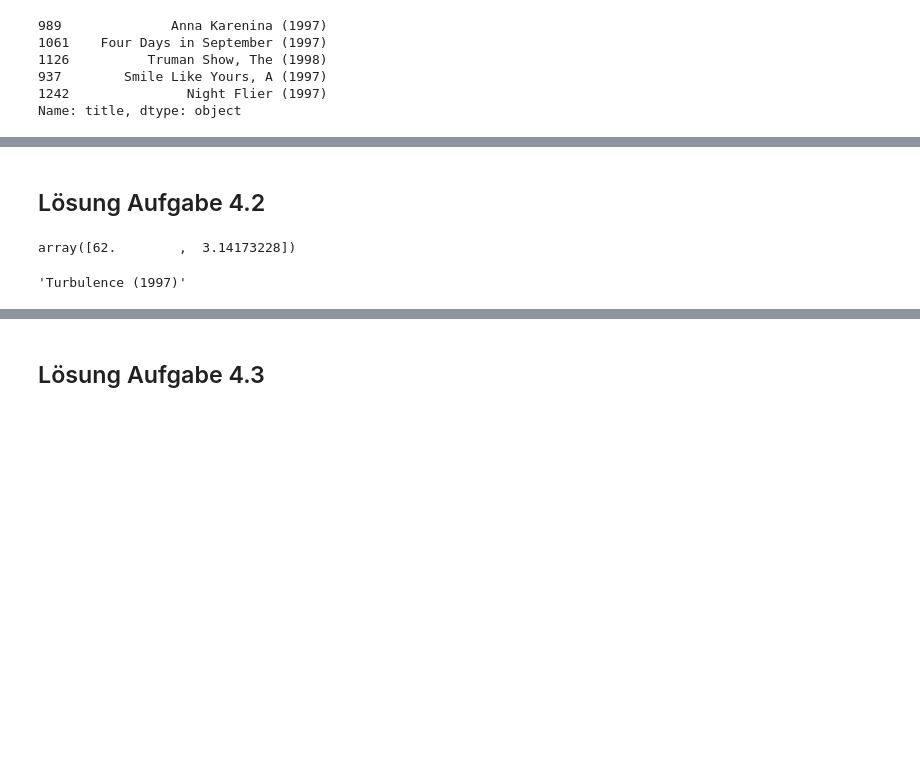
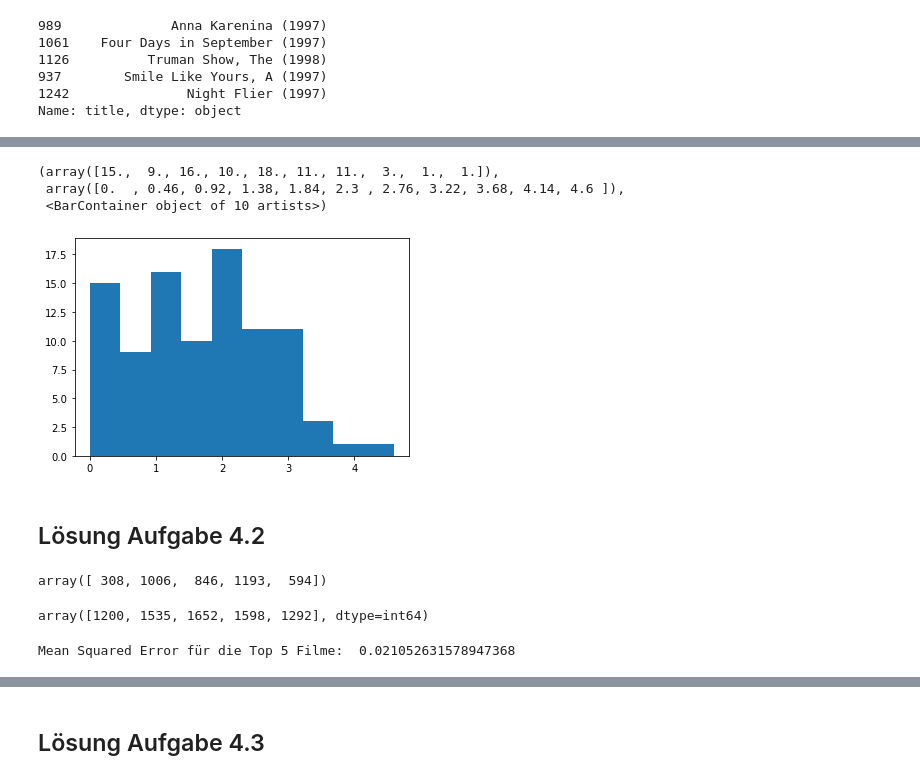
Before and after one commit to giessler10/DataScience21, a Jupyter notebook: Block_2/Assignments/Assignment_2_recommender.ipynb, the cells around one changed output, grey strips where cells are left out. Saved outputs shown, nothing was run; the diff lists cells and outputs as text; code cells hidden in the pictures; blank space fills up the shorter version.

```diff
--- a/Block_2/Assignments/Assignment_2_recommender.ipynb
+++ b/Block_2/Assignments/Assignment_2_recommender.ipynb
@@ -185,40 +214,72 @@ Mean Squared Error der Euclidischen-Distanz:  1.5381052631578949
+# %%
+plt.hist(test_resDeuc)
+# %% [output]
+(array([15.,  9., 16., 10., 18., 11., 11.,  3.,  1.,  1.]),
+ array([0.  , 0.46, 0.92, 1.38, 1.84, 2.3 , 2.76, 3.22, 3.68, 4.14, 4.6 ]),
+ <BarContainer object of 10 artists>)
+[figure, added]
 # %% [markdown]
 ## Lösung Aufgabe 4.2
 # %%
+#Fünf zufällige Filme
+def get_ZufallID_Movie(movies):
+    return np.random.randint(1,movies.shape[0])
+
+def get_Random_MovieIDs(movies,N=5):
+    randomIDs = np.zeros(N, dtype=int)
+    for i in range(N):
+        randomIDs[i] = get_ZufallID_Movie(movies)
+    return randomIDs
+
 #Methode zur Berechnung der durchschnittlichen Bewertungen
 def Average_Movie_Ratings(rating):
     #Array definieren
     movieRating= np.zeros((rating.values[:,1].max()-1, 2))
-    #movieRating = dict()
     movie_id = ratings.values[:,1:3]
     for i in range(rating.values[:,1].max()):
         mask = (movie_id[:,0] == i)
-
         if movie_id[mask].shape[0] != 0:
             tempRating = movie_id[mask]
-            #movieRating[i]= np.array([i,np.mean(tempRating[:,1])])
-            movieRating[i-1]= (i,np.mean(tempRating[:,1]))
+            movieRating[i-1]= (int(i),np.mean(tempRating[:,1]))
     return movieRating
 
-def getTopN_Average_Movie(rating, N=5):
+def getTopN_Average_Movie(ratings, N=5):
+    return np.argsort(Average_Movie_Ratings(ratings), axis=0)[-N:,1]
 
-    # Frage - Wie Sortierung?
+def Score_byID_R(ID,movieIDs, Test):
+    res_id = movieIDs[::-1]
+    res_title = getNameByID(movieIDs)[::-1]
+    res_score = Test[res_id]
+    return res_id, res_title, res_score, np.mean(res_score)
 
-    return Average_Movie_Ratings(rating).argsort()[-N:]
+#compute scores for all test users
+def test_Score_R(movieIDs,R_test):
+    userScores=[]
+    for i in range(R_test.shape[0]):
+        userScore=0
+        userTop = np.argsort(R_test[i])[-5:]
+        for e in userTop:
+            res_id, res_title, res_score, av_score = Score_byID_R(e, movieIDs, R_test[i])
+            userScore+=av_score
+        userScores.append(userScore/(5))
+    return userScores
 
-
-#Durchschnittliches Rating der Filme
-#getTopN_Average_Movie(ratings)
-Average_Movie_Ratings(ratings)[61]
+TopNIDs = getTopN_Average_Movie(ratings)
+RandomIDs = get_Random_MovieIDs(movies)
-# %% [output]
-array([62.        ,  3.14173228])
-# %%
-#Zufällger Film
-
-def get_ZufallID_Movie(movies):
-    return np.random.randint(1,movies.shape[0])
-
-#Aufruf
-getNameByID(get_ZufallID_Movie(movies))
-# %% [output]
-'Turbulence (1997)'
+# %%
+#Random Filme IDs
+RandomIDs
+# %% [output]
+array([ 308, 1006,  846, 1193,  594])
+# %%
+#Top 5 Filme IDs
+TopNIDs
+# %% [output]
+array([1200, 1535, 1652, 1598, 1292], dtype=int64)
+# %%
+#Mean Squard Error Top 5
+test_TopN=test_Score_R(TopNIDs,R_test)
+error_test_TopN = np.mean(test_TopN)
+print("Mean Squared Error für die Top 5 Filme: ", error_test_TopN)
+# %% [output]
+Mean Squared Error für die Top 5 Filme:  0.021052631578947368
```
Also changed, not shown: parts of 22 cells of this notebook.
